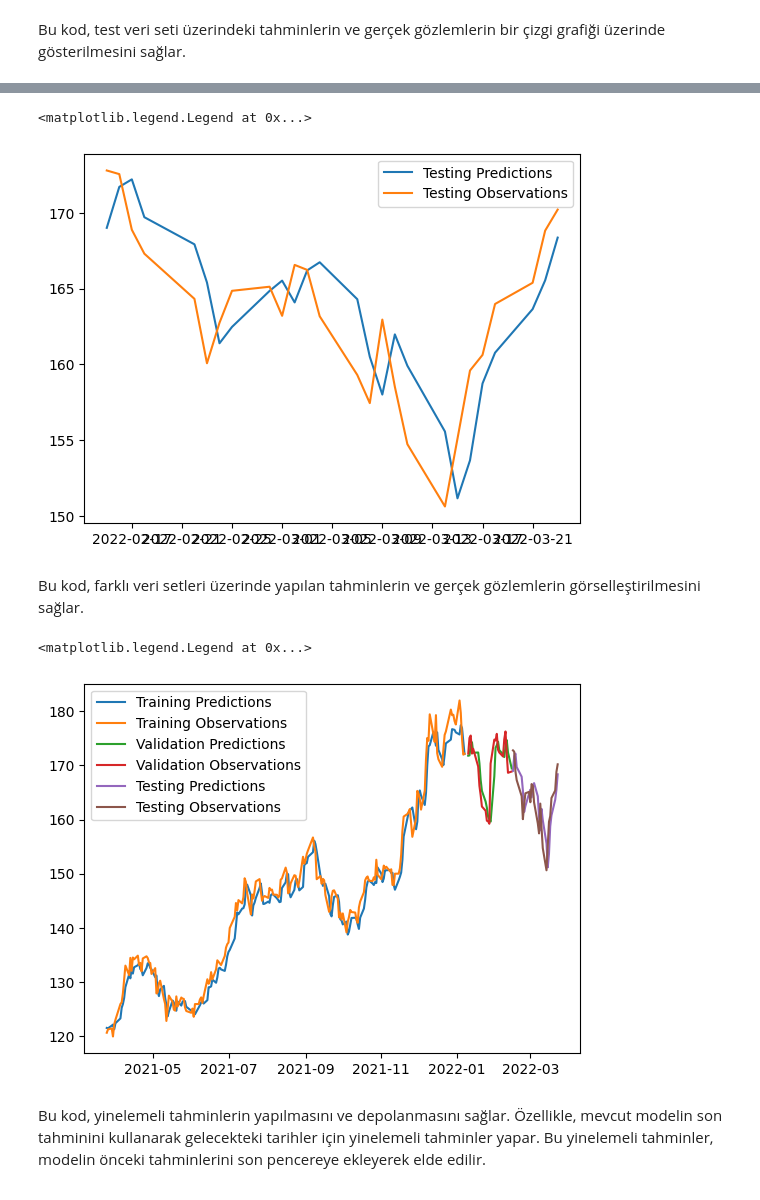
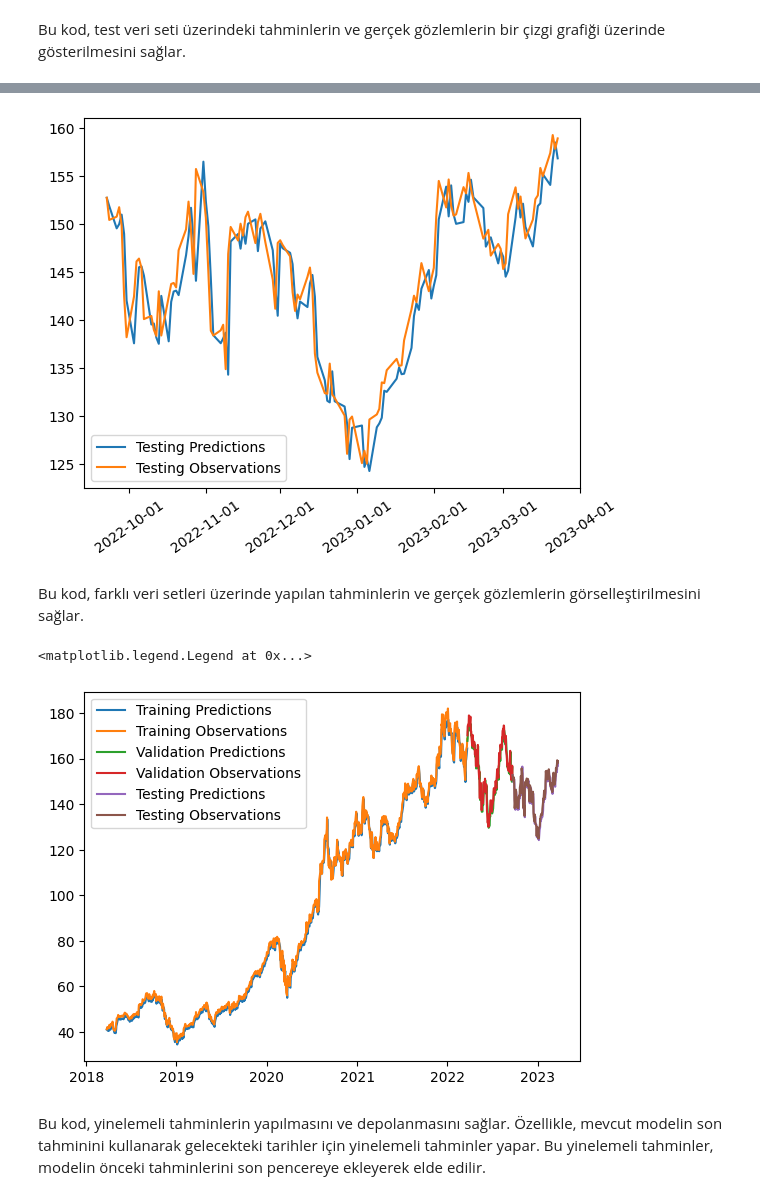
Before and after one commit to mehmettirpan/Colob_Machine_Learning, a Jupyter notebook: stock_market_forecasting_aapl.ipynb, the cells around one changed output, grey strips where cells are left out. Cells and saved outputs as stored; diff of their text form; code cells hidden in the pictures.

```diff
--- a/stock_market_forecasting_aapl.ipynb
+++ b/stock_market_forecasting_aapl.ipynb
@@ -213,8 +213,8 @@ def df_to_windowed_df(dataframe, first_date_str, last_date_str, n=3):
 # Başlangıç tarihi ve bitiş tarihi arasındaki zaman serisini işleyerek pencere boyutunda DataFrame oluştur
 
 windowed_df = df_to_windowed_df(df,
-                                '2021-03-25',
-                                '2022-03-23',
+                                '2018-03-25',
+                                '2023-03-23',
                                 n=3)
 windowed_df  # Oluşturulan DataFrame'i görüntüle
 # %% [output]
@@ -371,13 +397,26 @@ plt.legend(['Validation Predictions', 'Validation Observations'])  # Grafiğe do
 # %% [markdown]
 Bu kod, test veri seti üzerindeki tahminlerin ve gerçek gözlemlerin bir çizgi grafiği üzerinde gösterilmesini sağlar.
 # %%
+# Grafiği oluştur
+fig, ax = plt.subplots()
+
 # Model üzerinde test veri seti (X_test) üzerinde tahminleme yap
-test_predictions = model.predict(X_test).flatten() #modelin test veri seti (X_test) üzerinde tahminler yapmasını sağlar. flatten() fonksiyonu, tahminlerin boyutunu düzleştirir.
+test_predictions = model.predict(X_test).flatten()
 
 # Test tarihlerine karşılık gelen tahminleri ve gerçek değerleri içeren bir çizgi grafiği oluştur
-plt.plot(dates_test, test_predictions)  # Test tarihleri üzerinde modelin yaptığı tahminleri çizer
-plt.plot(dates_test, y_test)  # Test tarihleri üzerinde gerçek değerleri çizer
+ax.plot(dates_test, test_predictions, label='Testing Predictions')
+ax.plot(dates_test, y_test, label='Testing Observations')
+
+# X ekseni tarih formatını düzenleme
+date_format = DateFormatter("%Y-%m-%d")  # İstediğiniz tarih formatını belirleyin
+ax.xaxis.set_major_formatter(date_format)
+
+# X ekseni etiketlerini döndürme
+plt.xticks(rotation=35)  # İhtiyaca göre döndürme açısını ayarlayabilirsiniz
 
 # Grafiğe açıklama ekle
-plt.legend(['Testing Predictions', 'Testing Observations'])  # Grafiğe test tahminleri ve gerçek gözlemler için açıklama ekle
+plt.legend()
+
+# Grafiği göster
+plt.show()
 # %% [output]
@@ -385,5 +424,4 @@ plt.legend(['Testing Predictions', 'Testing Observations'])  # Grafiğe test tah
-<matplotlib.legend.Legend at 0x...>
-[figure, old version]
+[figure, new version]
 # %% [markdown]
 
 Bu kod, farklı veri setleri üzerinde yapılan tahminlerin ve gerçek gözlemlerin görselleştirilmesini sağlar.
@@ -402,7 +440,7 @@ plt.legend(['Training Predictions',
             'Testing Observations'])
 # %% [output]
 <matplotlib.legend.Legend at 0x...>
-[figure, old version]
+[figure, new version]
 # %% [markdown]
 Bu kod, yinelemeli tahminlerin yapılmasını ve depolanmasını sağlar. Özellikle, mevcut modelin son tahminini kullanarak gelecekteki tarihler için yinelemeli tahminler yapar. Bu yinelemeli tahminler, modelin önceki tahminlerini son pencereye ekleyerek elde edilir.
 # %%
```
Also changed, not shown: parts of 12 cells of this notebook.
